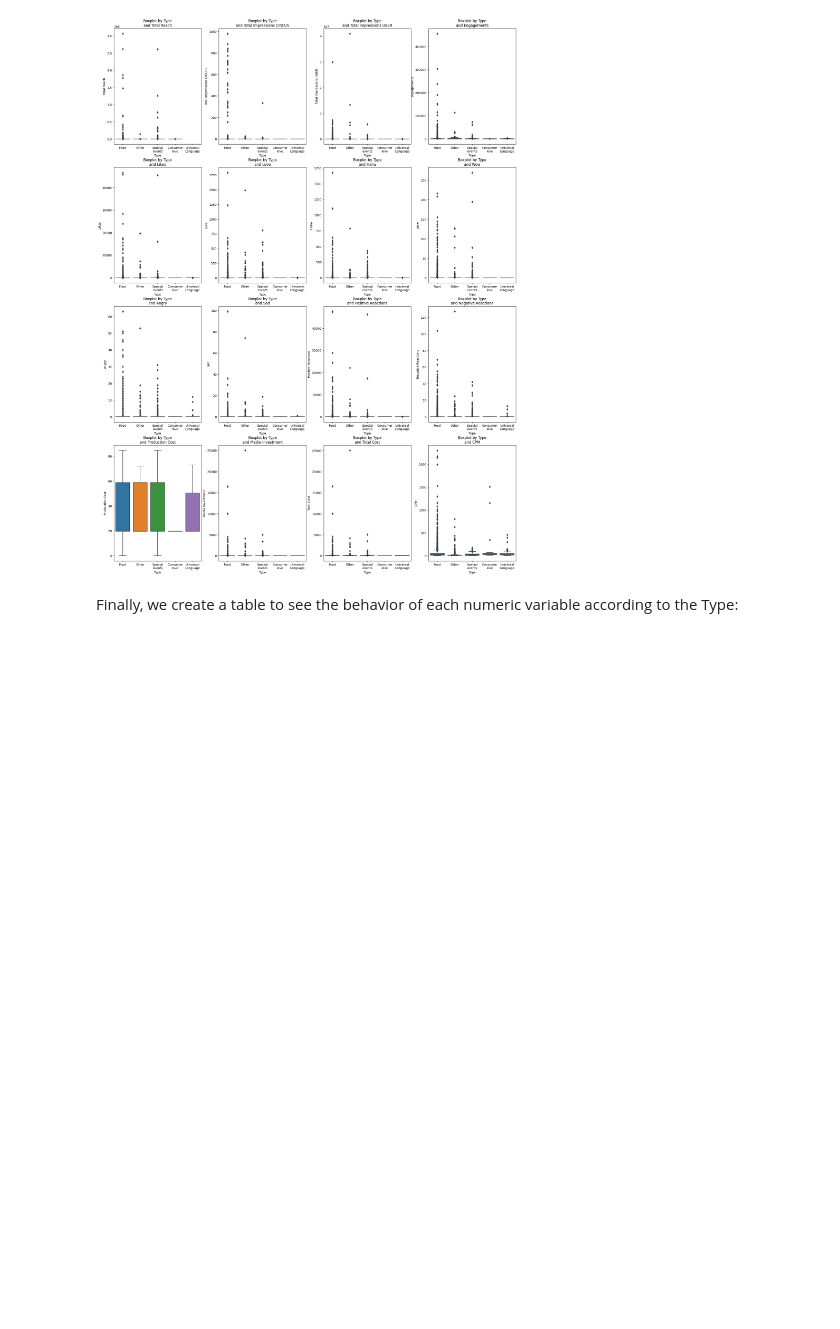
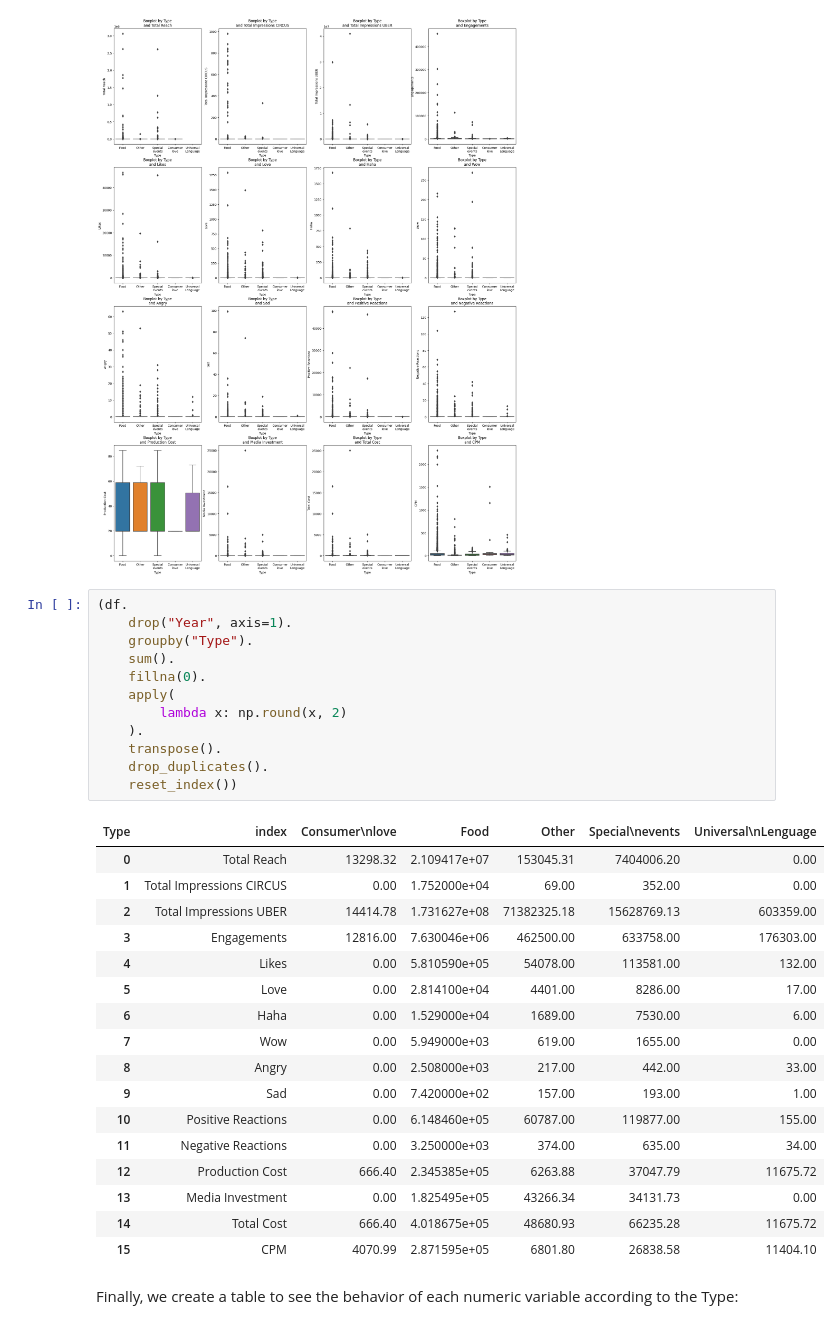
Before and after one commit to daagonzalezsa/Media.Monks_Assesment, a Jupyter notebook: Food_Brand.ipynb, the cells around one changed output. Saved outputs shown, nothing was run; the diff lists cells and outputs as text; blank space fills up the shorter version.

```diff
--- a/Food_Brand.ipynb
+++ b/Food_Brand.ipynb
@@ -124,6 +123,36 @@ for i in df.columns[(df.dtypes =="float64") | (df.dtypes =="int32")]:
     ax[i].set_title("Boxplot by Type\nand " + i)
 # %% [output]
 [figure]
+# %%
+(df.
+    drop("Year", axis=1).
+    groupby("Type").
+    sum().
+    fillna(0).
+    apply(
+        lambda x: np.round(x, 2)
+    ).
+    transpose().
+    drop_duplicates().
+    reset_index())
+# %% [output]
+| Type | index | Consumer\nlove | Food | Other | Special\nevents | Universal\nLenguage |
+| 0 | Total Reach | 13298.32 | 2.109417e+07 | 153045.31 | 7404006.20 | 0.00 |
+| 1 | Total Impressions CIRCUS | 0.00 | 1.752000e+04 | 69.00 | 352.00 | 0.00 |
+| 2 | Total Impressions UBER | 14414.78 | 1.731627e+08 | 71382325.18 | 15628769.13 | 603359.00 |
+| 3 | Engagements | 12816.00 | 7.630046e+06 | 462500.00 | 633758.00 | 176303.00 |
+| 4 | Likes | 0.00 | 5.810590e+05 | 54078.00 | 113581.00 | 132.00 |
+| 5 | Love | 0.00 | 2.814100e+04 | 4401.00 | 8286.00 | 17.00 |
+| 6 | Haha | 0.00 | 1.529000e+04 | 1689.00 | 7530.00 | 6.00 |
+| 7 | Wow | 0.00 | 5.949000e+03 | 619.00 | 1655.00 | 0.00 |
+| 8 | Angry | 0.00 | 2.508000e+03 | 217.00 | 442.00 | 33.00 |
+| 9 | Sad | 0.00 | 7.420000e+02 | 157.00 | 193.00 | 1.00 |
+| 10 | Positive Reactions | 0.00 | 6.148460e+05 | 60787.00 | 119877.00 | 155.00 |
+| 11 | Negative Reactions | 0.00 | 3.250000e+03 | 374.00 | 635.00 | 34.00 |
+| 12 | Production Cost | 666.40 | 2.345385e+05 | 6263.88 | 37047.79 | 11675.72 |
+| 13 | Media Investment | 0.00 | 1.825495e+05 | 43266.34 | 34131.73 | 0.00 |
+| 14 | Total Cost | 666.40 | 4.018675e+05 | 48680.93 | 66235.28 | 11675.72 |
+| 15 | CPM | 4070.99 | 2.871595e+05 | 6801.80 | 26838.58 | 11404.10 |
 # %% [markdown]
 Finally, we create a table to see the behavior of each numeric variable according to the Type:
 # %%
```
Also changed, not shown: parts of 3 cells of this notebook, 8 other files.
